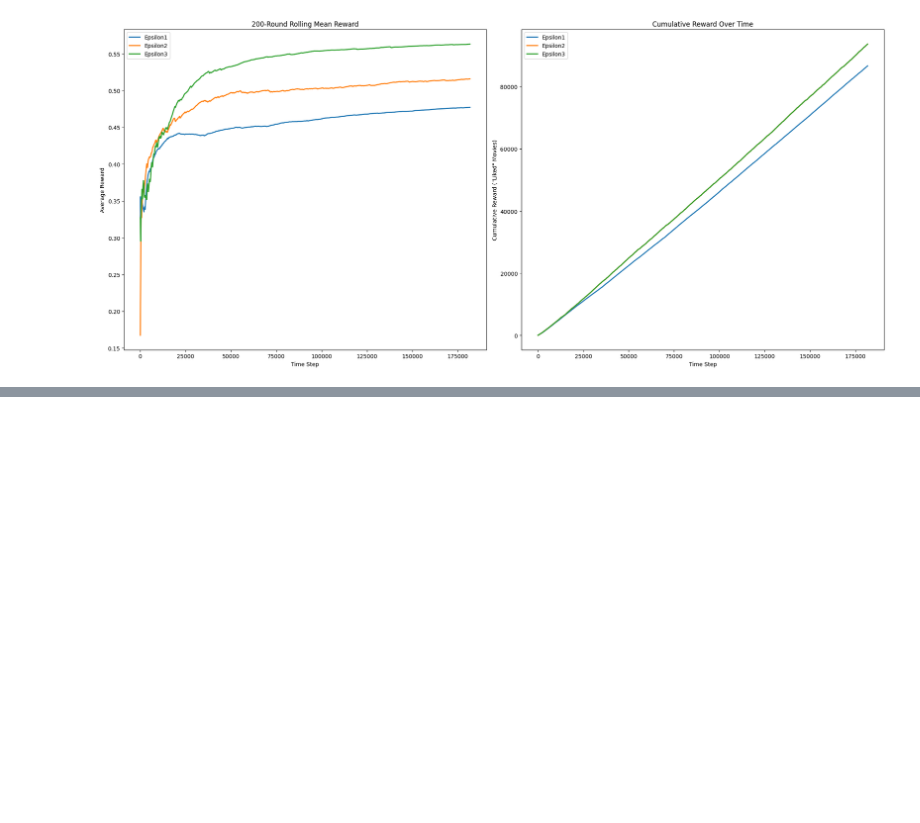
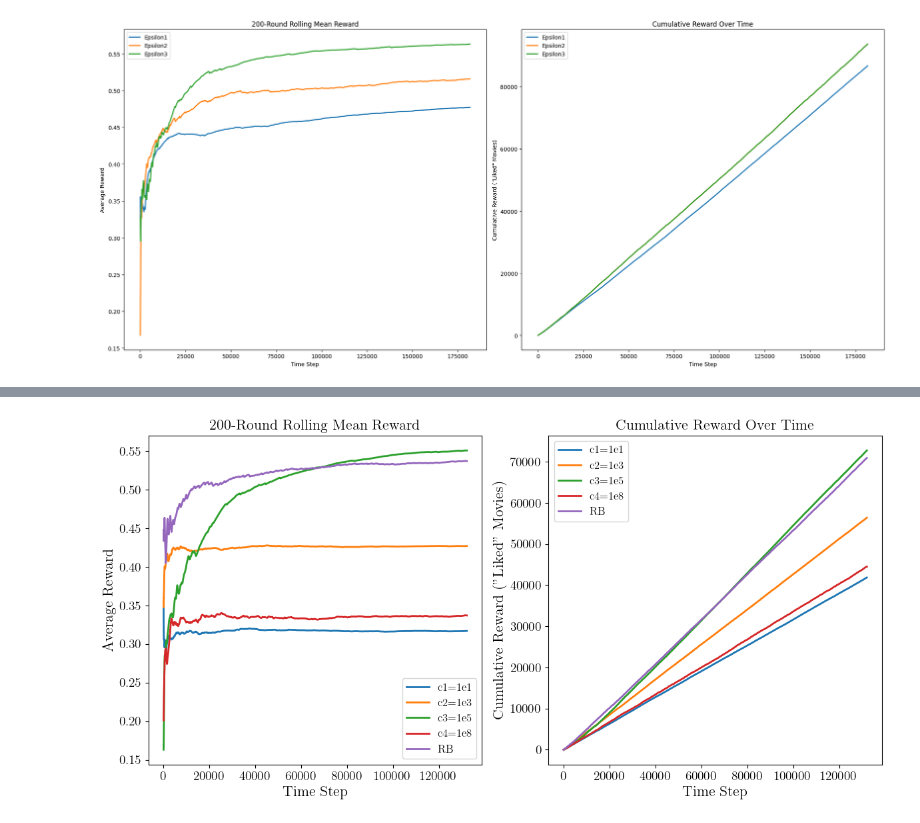
Before and after one commit to AugustinCablant/Advanced-ML, a Jupyter notebook: src/realData.ipynb, the cells around one changed output, grey strips where cells are left out. Drawn from its saved outputs; the diff is of its cells as text; code cells hidden in the pictures; blank space fills up the shorter version.

Commit message:
fix RB for eps greedy

```diff
--- a/src/realData.ipynb
+++ b/src/realData.ipynb
@@ -267,0 +488,65 @@ fig.tight_layout()
+# %%
+learners = [c, c2, c3, c4]
+# %%
+# initialize empty history
+# (offline eval means you can only add to history when rec matches historic data)
+history_rb = pd.DataFrame(data=None, columns=df.columns)
+history_rb = history.astype({'movieId': 'int32', 'liked': 'float'})
+# %%
+rewardsRB, historyRB = RunRegretBalancingEpsilonGreedy(df, history_rb, learners=learners, slate_size=n, batch_size=batch_size)
+# %%
+# Update rcParams
+plt.rcParams.update({
+    'axes.titlesize': 16,           # Title size for the axes
+    'axes.labelsize': 16,           # Label size for the axes
+    'xtick.labelsize': 14,          # Label size for x-axis ticks
+    'ytick.labelsize': 14,          # Label size for y-axis ticks
+    'legend.fontsize': 12,          # Font size for legend
+    'text.usetex': True,            # Use LaTeX for text rendering
+    'font.family': 'serif',         # Use serif font (LaTeX default)
+})
+# %%
+fig, axes = plt.subplots(nrows=1, ncols=2, figsize=(12,6))
+
+L = min(len(rewards), len(rewards2), len(rewards3), len(rewards4), len(rewardsRB))
+lw=2
+
+cumulative_epsilon1 = np.cumsum(rewards[:L])
+cumulative_epsilon2 = np.cumsum(rewards2[:L])
+cumulative_epsilon3 = np.cumsum(rewards3[:L])
+cumulative_epsilon4 = np.cumsum(rewards4[:L])
+cumulative_epsilonRB = np.cumsum(rewardsRB[:L])
+
+axes[1].plot(pd.Series(cumulative_epsilon1), lw=lw, label='c1=1e1')
+axes[1].plot(pd.Series(cumulative_epsilon2), lw=lw, label='c2=1e3')
+axes[1].plot(pd.Series(cumulative_epsilon3), lw=lw, label='c3=1e5')
+axes[1].plot(pd.Series(cumulative_epsilon4), lw=lw, label='c4=1e8')
+axes[1].plot(pd.Series(cumulative_epsilonRB), lw=lw, label='RB')
+
+
+axes[1].set_title('Cumulative Reward Over Time')
+axes[1].set_xlabel('Time Step')
+axes[1].set_ylabel('Cumulative Reward ("Liked" Movies)')
+axes[1].legend()
+
+
+cumulative_epsilon1 = np.cumsum(rewards[:L]) / np.linspace(1, len(rewards[:L]), len(rewards[:L]))
+cumulative_epsilon2 = np.cumsum(rewards2[:L]) / np.linspace(1, len(rewards2[:L]), len(rewards2[:L]))
+cumulative_epsilon3 = np.cumsum(rewards3[:L]) / np.linspace(1, len(rewards3[:L]), len(rewards3[:L]))
+cumulative_epsilon4 = np.cumsum(rewards4[:L]) / np.linspace(1, len(rewards4[:L]), len(rewards4[:L]))
+cumulative_epsilonRB = np.cumsum(rewardsRB[:L]) / np.linspace(1, len(rewardsRB[:L]), len(rewardsRB[:L]))
+
+
+axes[0].plot(pd.Series(cumulative_epsilon1).rolling(200).mean(), lw=lw, label='c1=1e1')
+axes[0].plot(pd.Series(cumulative_epsilon2).rolling(200).mean(), lw=lw, label='c2=1e3')
+axes[0].plot(pd.Series(cumulative_epsilon3).rolling(200).mean(), lw=lw, label='c3=1e5')
+axes[0].plot(pd.Series(cumulative_epsilon4).rolling(200).mean(), lw=lw, label='c4=1e8')
+axes[0].plot(pd.Series(cumulative_epsilonRB).rolling(200).mean(), lw=lw, label='RB')
+axes[0].set_title('200-Round Rolling Mean Reward')
+axes[0].set_xlabel('Time Step')
+axes[0].set_ylabel('Average Reward')
+axes[0].legend()
+
+fig.tight_layout()
+# %% [output]
+[figure, added]
```
Also changed, not shown: parts of 16 cells of this notebook.
